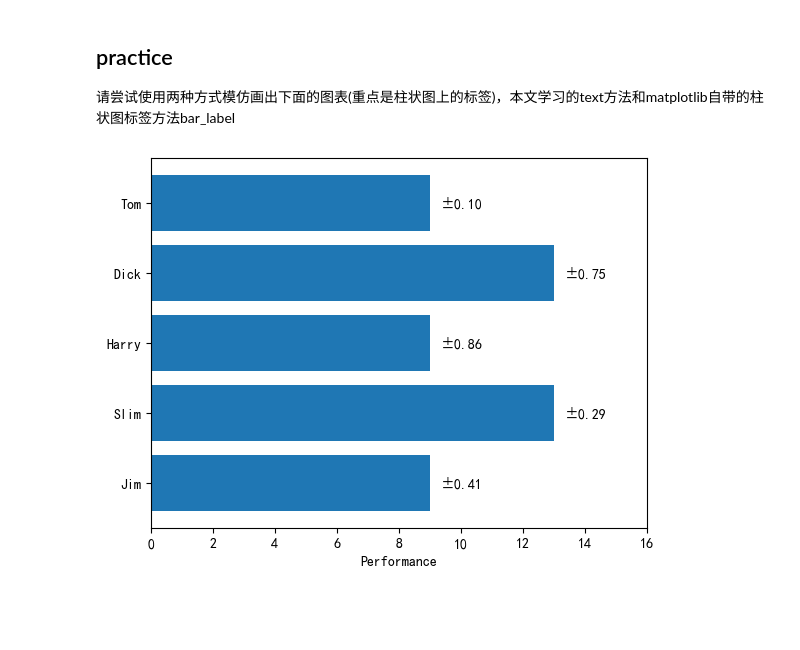
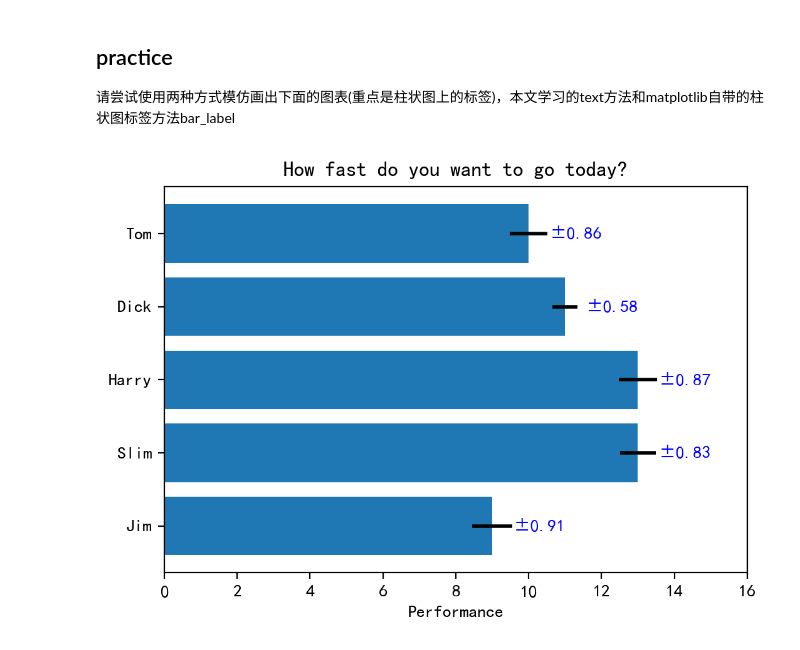
Before and after one commit to GGuo888/fantastic-matplotlib, a Jupyter notebook: practice/day04.ipynb, the cells around one changed output. Cells and saved outputs as stored; diff of their text form; code cells hidden in the pictures; blank space fills up the shorter version.

```diff
--- a/practice/day04.ipynb
+++ b/practice/day04.ipynb
@@ -621,22 +621,28 @@ import datetime
 plt.rcParams['font.sans-serif'] = 'SimHei'
 plt.rcParams['axes.unicode_minus'] = False
 # %%
-# 方法一
-fig,ax = plt.subplots()
+# 方法一 OO模式以及使用bar_label绘制标签
+fig,ax = plt.subplots(figsize=(6,4),dpi=200)
 x_width = np.random.randint(8,14,size=5)
-x_width_error = np.random.rand(5)
+x_width_error = np.random.uniform(0.5,1,5)
 
 ax.barh(range(1,6),width=x_width,height=0.8,align='center',
         tick_label=['Jim','Slim','Harry','Dick','Tom'])
 
 ax.bar_label(ax.containers[0],labels=[f'±{x:.2f}' for x in x_width_error],
-            padding=8,label_type='edge')
+            padding=12,label_type='edge',color='blue')
+
+for y,x,e in zip(range(1,6),x_width,x_width_error):
+    ax.hlines(y,x-e*0.6,x+e*0.6,color='black',linewidth=2)
+#     print(y,x,e)
+
 
 # ax.yaxis.set_major_locator(ticker.FixedLocator([1,2,3,4,5]))
 # ax.yaxis.set_major_formatter(ticker.FixedFormatter(['Jim','Slim','Harry','Dick','Tom']))
 ax.set_xlim(0,16)
 ax.set_xlabel('Performance',loc='center',color='black')
+ax.set_title('How fast do you want to go today?')
 
 plt.show()
 # %% [output]
-[figure, old version]
+[figure, new version]
```
Also changed, not shown: parts of 3 cells of this notebook, 1 other file.
